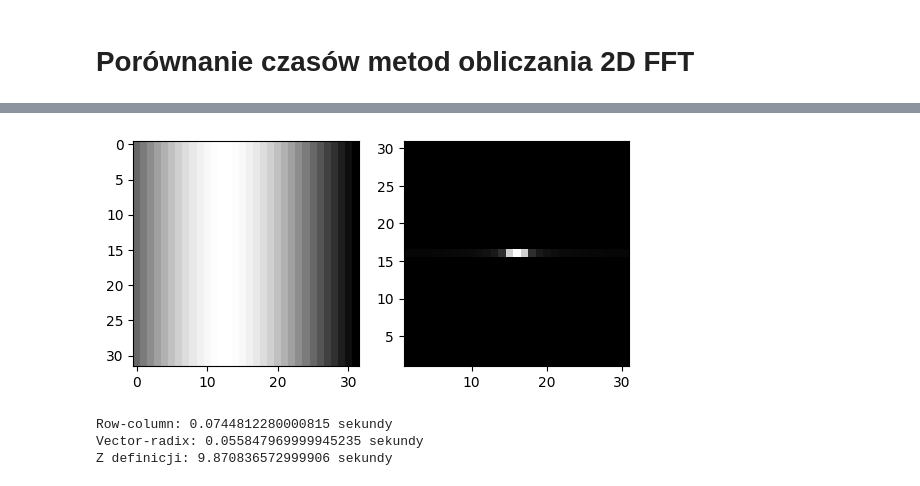
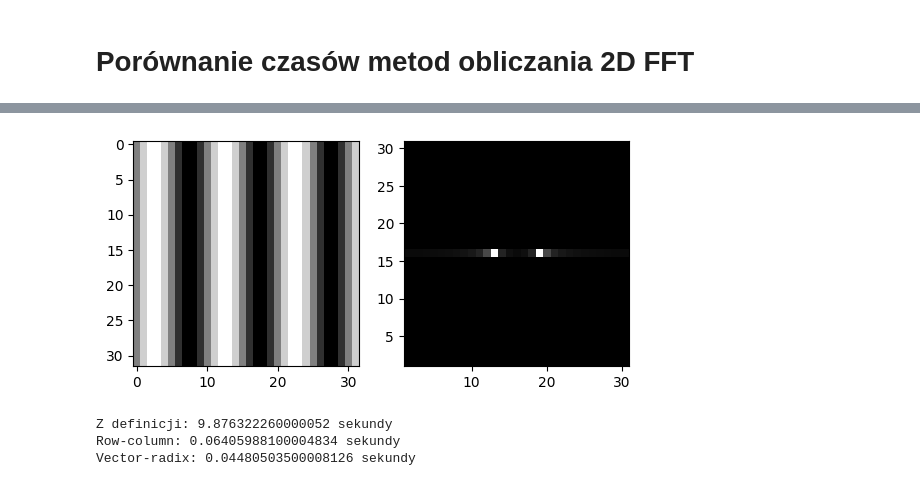
Before and after one commit to 5arcoramphu5/FastFourierTransform, a Jupyter notebook: eksperymenty.ipynb, the cells around one changed output, grey strips where cells are left out. Cells and saved outputs as stored; diff of their text form; code cells hidden in the pictures.

```diff
--- a/eksperymenty.ipynb
+++ b/eksperymenty.ipynb
@@ -62,0 +106,13 @@ plt.show()
+# %%
+def f(t):
+    return 2*np.cos(t + np.pi/3)
+
+a, x = samples(f, 256)
+aDraw, xDraw = samples(f, 2048)
+
+plt.figure(figsize = (5, 5))
+plt.title("Wykres funkcji f i jej próbek")
+plt.plot(xDraw, aDraw)
+plt.plot(x, a, 'o', markersize=3)
+
+plt.show()
@@ -62,0 +121,28 @@ plt.show()
+# %%
+A = np.fft.fft(a)
+freq = np.arange(len(a))
+
+plt.figure(figsize = (13, 4))
+
+
+plt.subplot(131)
+plt.title("Wykres funkcji f")
+plt.plot(xDraw, aDraw)
+plt.plot(x, a, 'o', markersize=3)
+
+plt.subplot(132)
+plt.title("Wynik DFT (wartość bezwzględna)")
+plt.xlim(-1, 20)
+plt.stem(freq, np.abs(A), basefmt="-b")
+
+plt.subplot(133)
+plt.title("Wynik DFT (argument)")
+angle = np.pi/3
+plt.axhline(angle, color=colors[3])
+plt.text(-1, angle+0.05,"π/3", fontsize=12)
+plt.stem(freq, np.angle(A), basefmt="-b")
+
+plt.xlim(-1, 20)
+
+plt.tight_layout()
+plt.show()
@@ -331,26 +475,31 @@ plt.show()
 # %%
 canvasSize = 32
-a = grating(canvasSize, 50, 0, 0, 1)
+a = grating(canvasSize, 10, 0, 0, 1)
 
 plt.set_cmap("gray")
 plt.subplot(121)
 plt.imshow(a)
 
 A = np.fft.ifftshift(a)
 A = np.fft.fft2(A)
 A = np.fft.fftshift(A)
 
 plt.subplot(122)
 plt.imshow(np.abs(A))
 
 offset = 15
 plt.xlim([canvasSize/2 - offset, canvasSize/2 + offset])
 plt.ylim([canvasSize/2 - offset, canvasSize/2 + offset])
 plt.show()
 # %% [output]
-[figure, old version]
+[figure, new version]
 # %%
-a = grating(32, 50, 0, 0, 1)
+a = grating(32, 10, 0, 0, 1)
+
+start = time.process_time()
+dft2d(a)
+end = time.process_time()
+print("Z definicji:", end-start, "sekundy")
 
 start = time.process_time()
 row_columnFFT(a)
@@ -361,15 +510,10 @@ start = time.process_time()
 vector_radixFFT(a)
 end = time.process_time()
 print("Vector-radix:", end-start, "sekundy")
-
-start = time.process_time()
-dft2d(a)
-end = time.process_time()
-print("Z definicji:", end-start, "sekundy")
 # %% [output]
-Row-column: 0.0744812280000815 sekundy
-Vector-radix: 0.055847969999945235 sekundy
-Z definicji: 9.870836572999906 sekundy
+Z definicji: 9.876322260000052 sekundy
+Row-column: 0.06405988100004834 sekundy
+Vector-radix: 0.04480503500008126 sekundy
 # %%
 a = grating(2**10, 50, 0, 0, 1)
 
```
Also changed, not shown: parts of 21 cells of this notebook.
